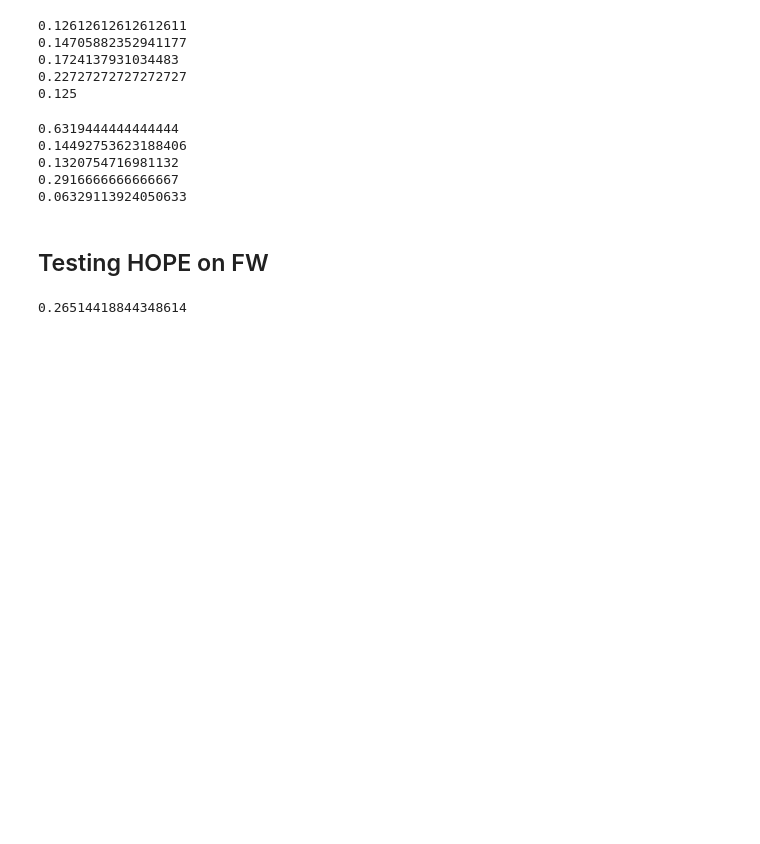
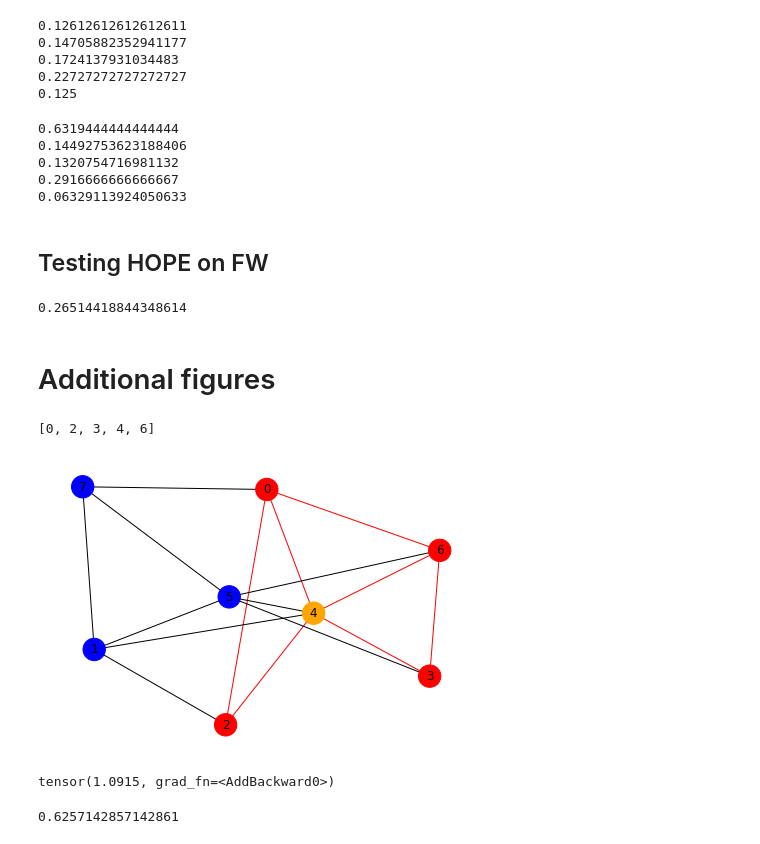
Before and after one commit to realfolkcode/convexity-graph-embeddings, a Jupyter notebook: convexity_old_models.ipynb, the cells around one changed output. Drawn from its saved outputs; the diff is of its cells as text; code cells hidden in the pictures; blank space fills up the shorter version.

```diff
--- a/convexity_old_models.ipynb
+++ b/convexity_old_models.ipynb
@@ -1026,3 +1065,46 @@ emb = hope(G, 4, 0, 'fw')[0]
 print(test_comparison(emb, G, 50, 6, log=False))
 # %% [output]
 0.26514418844348614
+# %% [markdown]
+# Additional figures
+# %%
+FW = nx.floyd_warshall_numpy(G)
+base = [2, 3, 6, 0]
+get_hull_fw(G, FW, base)
+# %% [output]
+[0, 2, 3, 4, 6]
+# %%
+#degrees = [3,1,2,4,3,2,4,1]
+G = nx.dense_gnm_random_graph(8, 16, seed=35)
+# %%
+pos = nx.spring_layout(G,iterations=10, seed=35)
+
+color_map = []
+for node in G:
+    color_map.append('blue')
+for node in base:
+    color_map[node] = 'red'
+color_map[4] = 'orange'
+edge_list = [(3,6), (4,6), (0,4), (2,4), (0,2), (0,6), (3,4)]
+edge_color = []
+for i, j in G.edges():
+    if (i, j) in edge_list:
+        edge_color.append('red')
+    else:
+        edge_color.append('black')
+# %%
+nx.draw(G,pos,node_size=500,node_color=color_map,with_labels=True,edge_color=edge_color)
+plt.savefig("Figure 1 - Left.svg")
+# %% [output]
+[figure, added]
+# %%
+torch.manual_seed(42)
+X = torch.rand((8,3), requires_grad=True,)
+findX(X, FW, distdec, niter=100, lr=0.02, thres=0.01, log=False)
+emb = X.detach().numpy()
+# %% [output]
+tensor(1.0915, grad_fn=<AddBackward0>)
+# %%
+test_comparison(emb, G, 50, 4, log=False)
+# %% [output]
+0.6257142857142861
```
Also changed, not shown: parts of 10 cells of this notebook.
